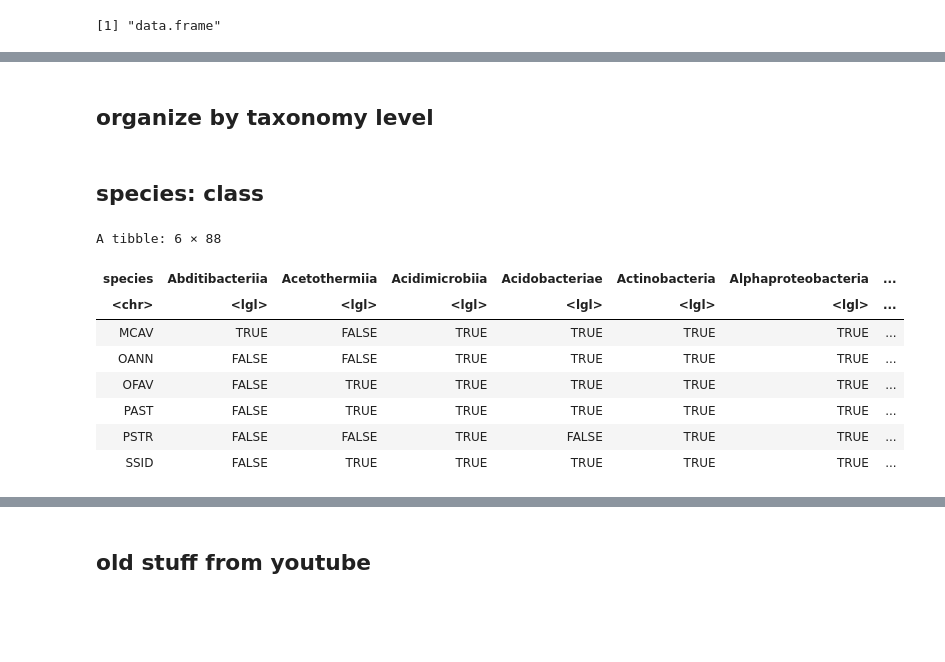
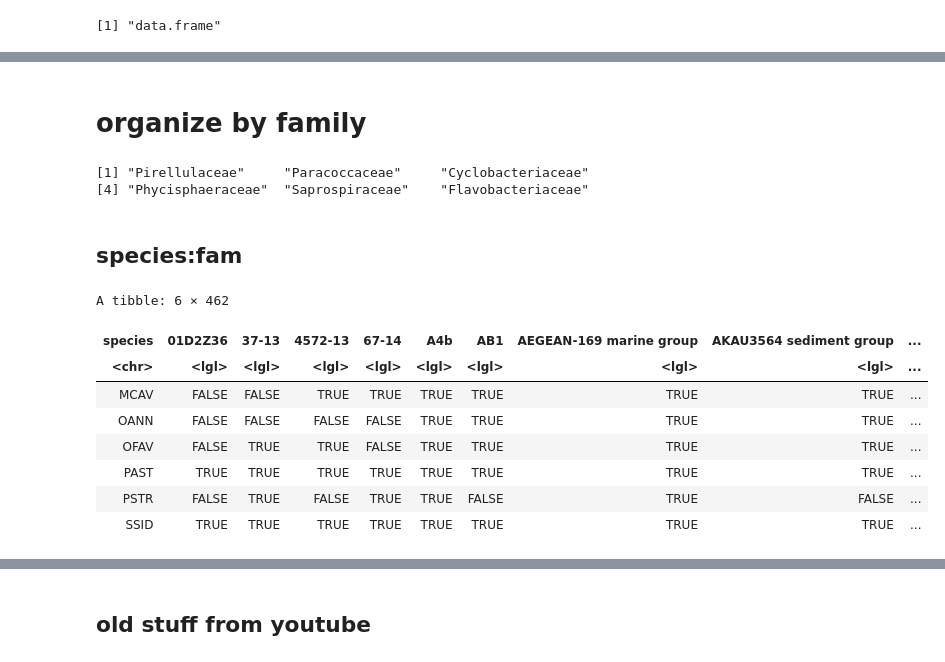
Before and after one commit to cdesouza02/BEL_16S_output, a Jupyter notebook: genefilter.ipynb, the cells around one changed output, grey strips where cells are left out. Cells and saved outputs as stored; diff of their text form; code cells hidden in the pictures; blank space fills up the shorter version.

```diff
--- a/genefilter.ipynb
+++ b/genefilter.ipynb
@@ -289,20 +289,12 @@ ps_long <- otu %>%
       ),
     by = "Sample"
   )
-head(ps_long)
+
 # 1. create proper Date variable
+ps_long <- as.data.frame(ps_long)
 ps_long$MonthYearDate <- as.Date(
   paste0("01 ", ps_long$MonthYear),
   format = "%d %b %Y"
 )
-
-# 2. reorder MonthYear as a factor in chronological order
-ps_long$MonthYear <- factor(
-  ps_long$MonthYear,
-  levels = unique(ps_long$MonthYear[order(ps_long$MonthYearDate)])
-)
-
-# Restore rownames
-rownames(ps_long) <- sample_clean$SampleID
 head(ps_long)
 # %% [output]
@@ -326,0 +310,8 @@ A tibble: 6 × 12
+# %%
+# 2. reorder MonthYear LEVELS as a factor in chronological order, this assigns correct xaxis order in ggplot
+ps_long$MonthYear <- factor(
+  ps_long$MonthYear,
+  levels = unique(ps_long$MonthYear[order(ps_long$MonthYearDate)])
+)
+#3 reorder df to show MonthYear in chronological order
+ps_long <- ps_long[order(ps_long$MonthYearDate), ]
@@ -345,37 +362,41 @@ A tibble: 6 × 17
 # %% [markdown]
-## organize by taxonomy level
+# organize by family
 # %%
-#top 100 class
-
-top100_class <- compare_all %>%
+#all fam
+top500_fam <- compare_all %>%
   filter(PA == TRUE) %>%
-  count(Class, sort = TRUE) %>%
-  slice_head(n = 100) %>%
-  pull(Class)
+  count(Family, sort = TRUE) %>%
+  slice_head(n = 500) %>%
+  pull(Family)
+# %%
+head(top500_fam)
+# %% [output]
+[1] "Pirellulaceae"     "Paracoccaceae"     "Cyclobacteriaceae"
+[4] "Phycisphaeraceae"  "Saprospiraceae"    "Flavobacteriaceae"
 # %% [markdown]
-## species: class
+## species:fam
 # %%
-compare_class <- compare_all %>%
-  filter(Class %in% top100_class) %>%
-  select(species, Class, PA) %>%
-  group_by(species, Class) %>%
+spec_fam <- compare_all %>%
+  filter(Family %in% top500_fam) %>%
+  select(species, Family, PA) %>%
+  group_by(species, Family) %>%
   summarise(PA = any(PA), .groups = "drop") %>%
   pivot_wider(
-    names_from = Class,
+    names_from = Family,
     values_from = PA,
     values_fill = FALSE
   )
 
-head(compare_class)
+head(spec_fam)
 # %% [output]
-A tibble: 6 × 88
+A tibble: 6 × 462
-| species | Abditibacteriia | Acetothermiia | Acidimicrobiia | Acidobacteriae | Actinobacteria | Alphaproteobacteria | ... |
-| <chr> | <lgl> | <lgl> | <lgl> | <lgl> | <lgl> | <lgl> | ... |
-| MCAV | TRUE | FALSE | TRUE | TRUE | TRUE | TRUE | ... |
-| OANN | FALSE | FALSE | TRUE | TRUE | TRUE | TRUE | ... |
-| OFAV | FALSE | TRUE | TRUE | TRUE | TRUE | TRUE | ... |
-| PAST | FALSE | TRUE | TRUE | TRUE | TRUE | TRUE | ... |
-| PSTR | FALSE | FALSE | TRUE | FALSE | TRUE | TRUE | ... |
-| SSID | FALSE | TRUE | TRUE | TRUE | TRUE | TRUE | ... |
+| species | 01D2Z36 | 37-13 | 4572-13 | 67-14 | A4b | AB1 | AEGEAN-169 marine group | AKAU3564 sediment group | ... |
+| <chr> | <lgl> | <lgl> | <lgl> | <lgl> | <lgl> | <lgl> | <lgl> | <lgl> | ... |
+| MCAV | FALSE | FALSE | TRUE | TRUE | TRUE | TRUE | TRUE | TRUE | ... |
+| OANN | FALSE | FALSE | FALSE | FALSE | TRUE | TRUE | TRUE | TRUE | ... |
+| OFAV | FALSE | TRUE | TRUE | FALSE | TRUE | TRUE | TRUE | TRUE | ... |
+| PAST | TRUE | TRUE | TRUE | TRUE | TRUE | TRUE | TRUE | TRUE | ... |
+| PSTR | FALSE | TRUE | FALSE | TRUE | TRUE | FALSE | TRUE | FALSE | ... |
+| SSID | TRUE | TRUE | TRUE | TRUE | TRUE | TRUE | TRUE | TRUE | ... |
 # %%
 # Move the first column to row names
```
Also changed, not shown: parts of 31 cells of this notebook.
